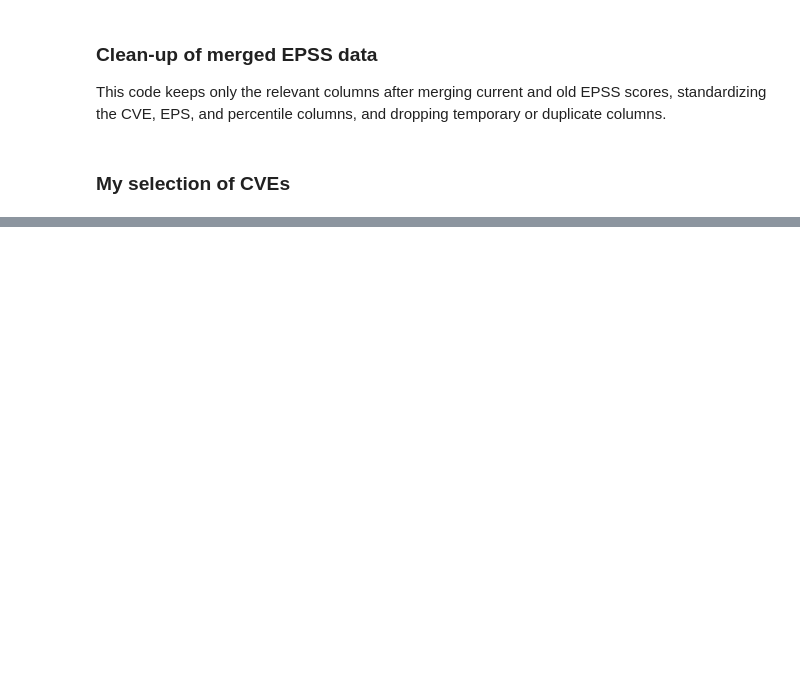
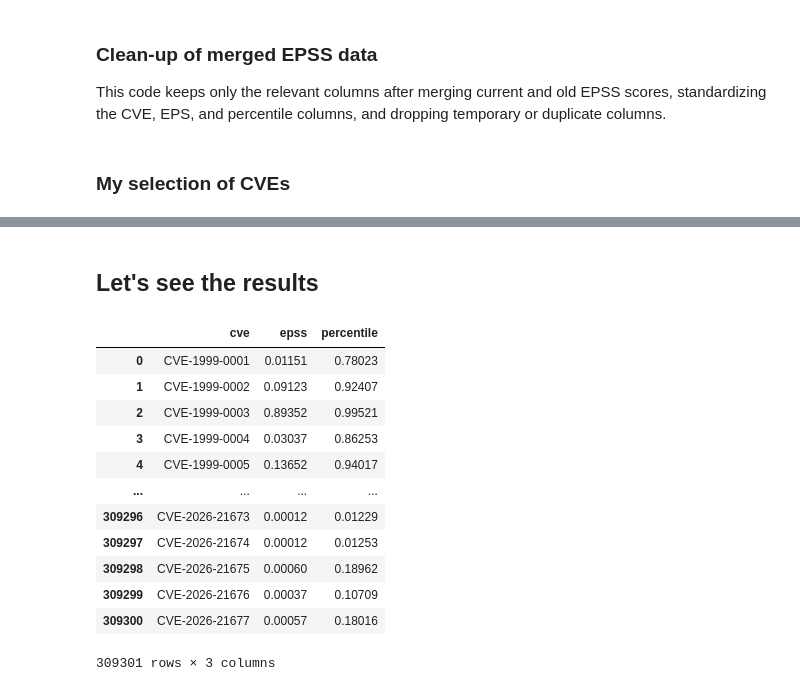
Before and after one commit to Gabriele-tomai00/505MI-LAB, a Jupyter notebook: 01_EPSS/LAB_EPSS.ipynb, the cells around one changed output, grey strips where cells are left out. Saved outputs shown, nothing was run; the diff lists cells and outputs as text; code cells hidden in the pictures; blank space fills up the shorter version.

```diff
--- a/01_EPSS/LAB_EPSS.ipynb
+++ b/01_EPSS/LAB_EPSS.ipynb
@@ -554,0 +534,19 @@ df[df['cve.id'].isin(selected)].to_csv(os.path.join(data_path, f'{nickname}.csv'
+# %% [markdown]
+## Let's see the results
+# %%
+pd.read_csv('https://epss.empiricalsecurity.com/epss_scores-2026-01-06.csv.gz',
+            compression='gzip', skiprows=1)
+# %% [output]
+|  | cve | epss | percentile |
+| 0 | CVE-1999-0001 | 0.01151 | 0.78023 |
+| 1 | CVE-1999-0002 | 0.09123 | 0.92407 |
+| 2 | CVE-1999-0003 | 0.89352 | 0.99521 |
+| 3 | CVE-1999-0004 | 0.03037 | 0.86253 |
+| 4 | CVE-1999-0005 | 0.13652 | 0.94017 |
+| ... | ... | ... | ... |
+| 309296 | CVE-2026-21673 | 0.00012 | 0.01229 |
+| 309297 | CVE-2026-21674 | 0.00012 | 0.01253 |
+| 309298 | CVE-2026-21675 | 0.00060 | 0.18962 |
+| 309299 | CVE-2026-21676 | 0.00037 | 0.10709 |
+| 309300 | CVE-2026-21677 | 0.00057 | 0.18016 |
+309301 rows × 3 columns
```
Also changed, not shown: parts of 25 cells of this notebook, 2 other files.
